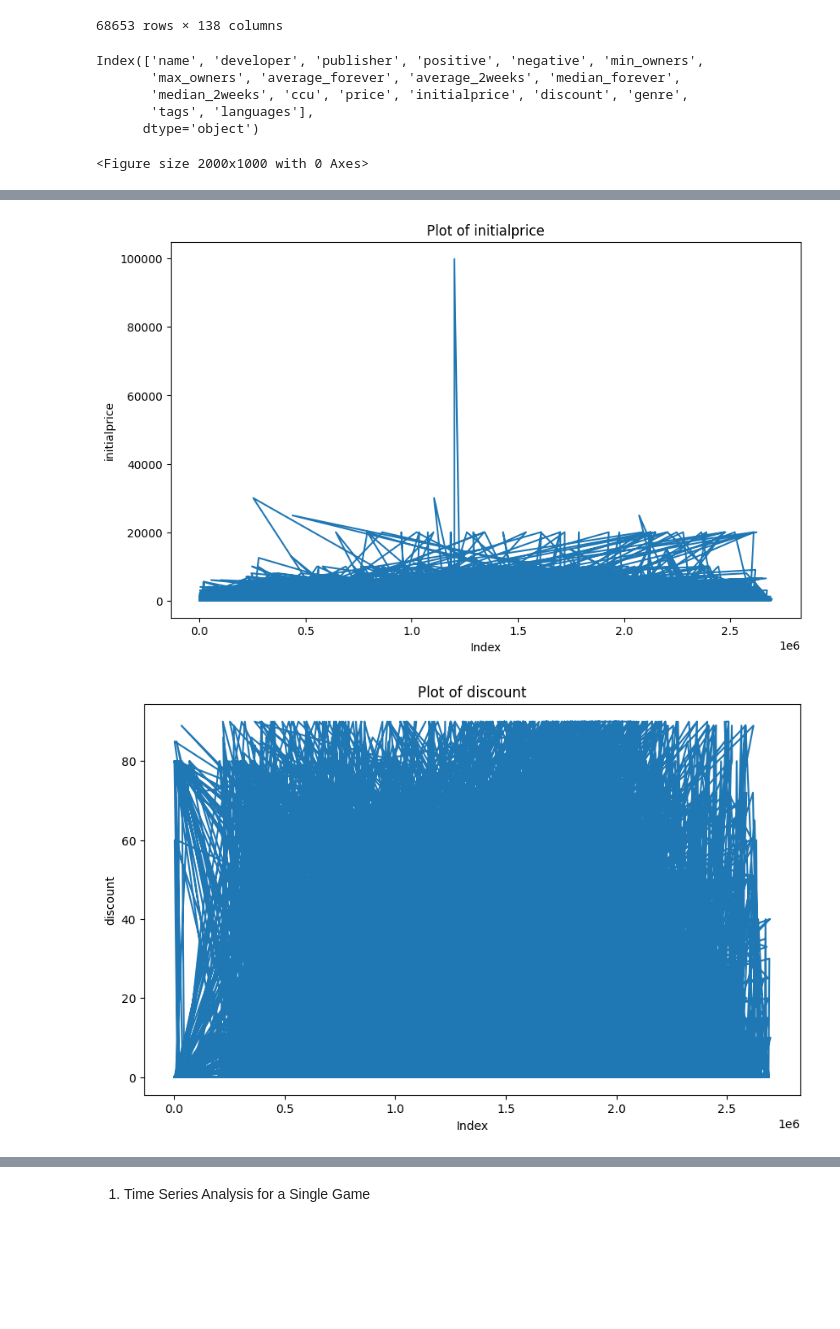
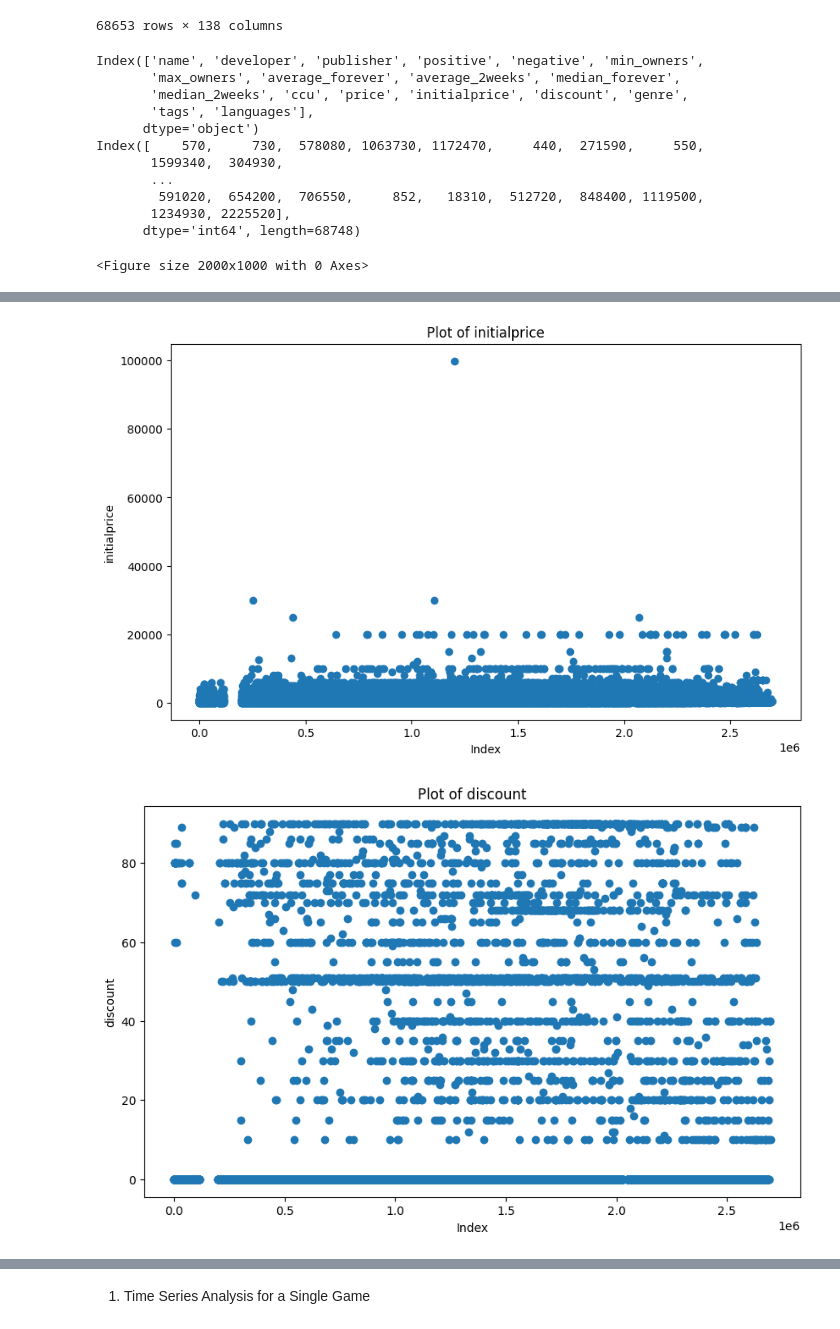
Before and after one commit to Artysuk/Steam-Project, a Jupyter notebook: file.ipynb, the cells around one changed output, grey strips where cells are left out. Cells and saved outputs as stored; diff of their text form; code cells hidden in the pictures; blank space fills up the shorter version.

```diff
--- a/file.ipynb
+++ b/file.ipynb
@@ -51,7 +51,7 @@ for col, type in zip(details_df.columns, details_df.dtypes): # skip index
     if type in ['int64', 'float64']:
         # details_df[col] = pd.to_numeric(details_df[col], errors='coerce')
         plt.figure(figsize=(10, 6))  # Create a new figure for each plot
-        plt.plot(details_df.index, details_df[col])  # Use DataFrame index as x-axis
+        plt.scatter(details_df.index, details_df[col])  # Use DataFrame index as x-axis
         plt.title(f"Plot of {col}")
         plt.xlabel("Index")
         plt.ylabel(col)
@@ -62,4 +62,10 @@ Index(['name', 'developer', 'publisher', 'positive', 'negative', 'min_owners',
        'median_2weeks', 'ccu', 'price', 'initialprice', 'discount', 'genre',
        'tags', 'languages'],
       dtype='object')
+Index([    570,     730,  578080, 1063730, 1172470,     440,  271590,     550,
+       1599340,  304930,
+       ...
+        591020,  654200,  706550,     852,   18310,  512720,  848400, 1119500,
+       1234930, 2225520],
+      dtype='int64', length=68748)
 <Figure size 2000x1000 with 0 Axes>
@@ -76,2 +82,2 @@ Index(['name', 'developer', 'publisher', 'positive', 'negative', 'min_owners',
-[figure, old version]
+[figure, new version]
-[figure, old version]
+[figure, new version]
```
Also changed, not shown: parts of 10 cells of this notebook.
